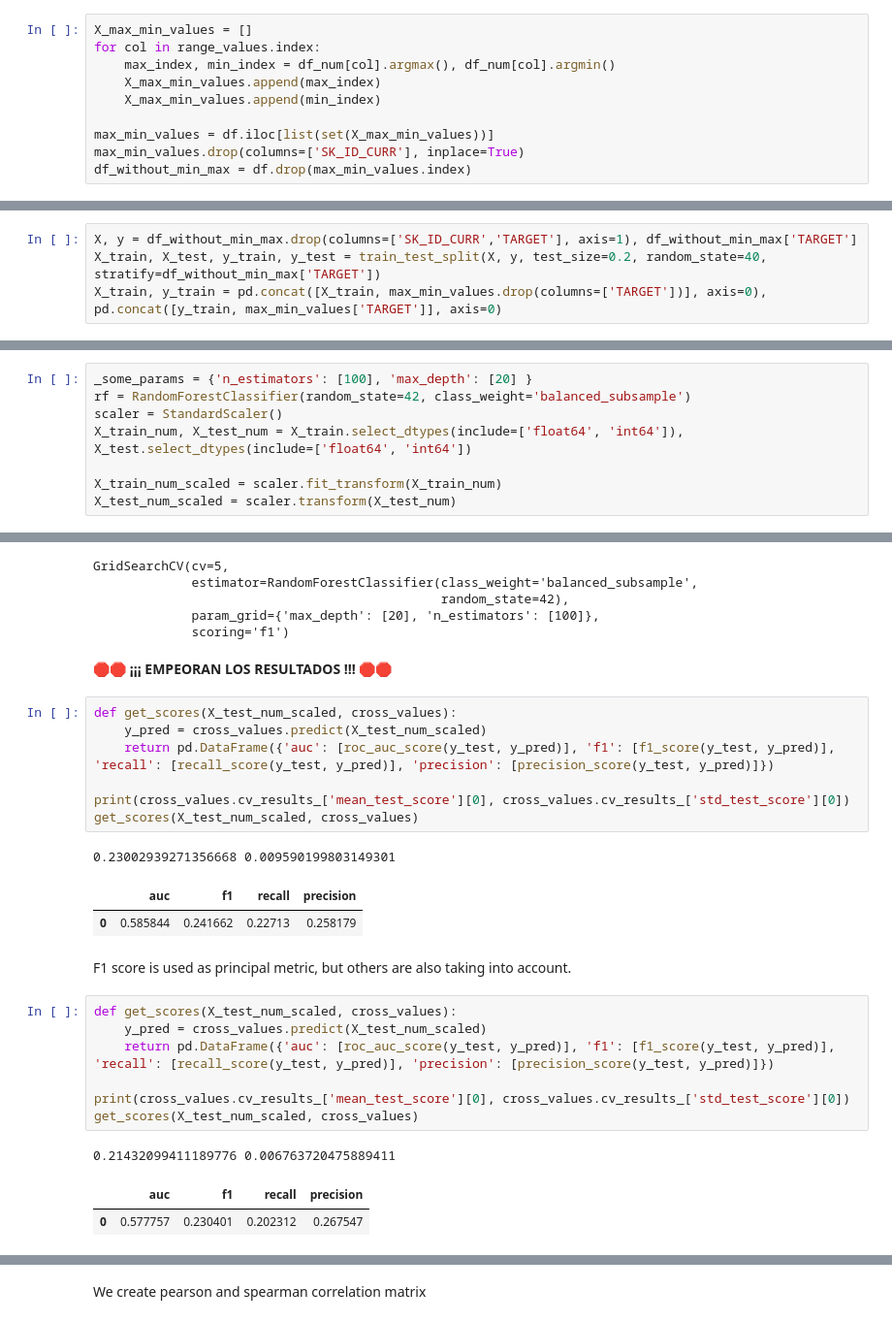
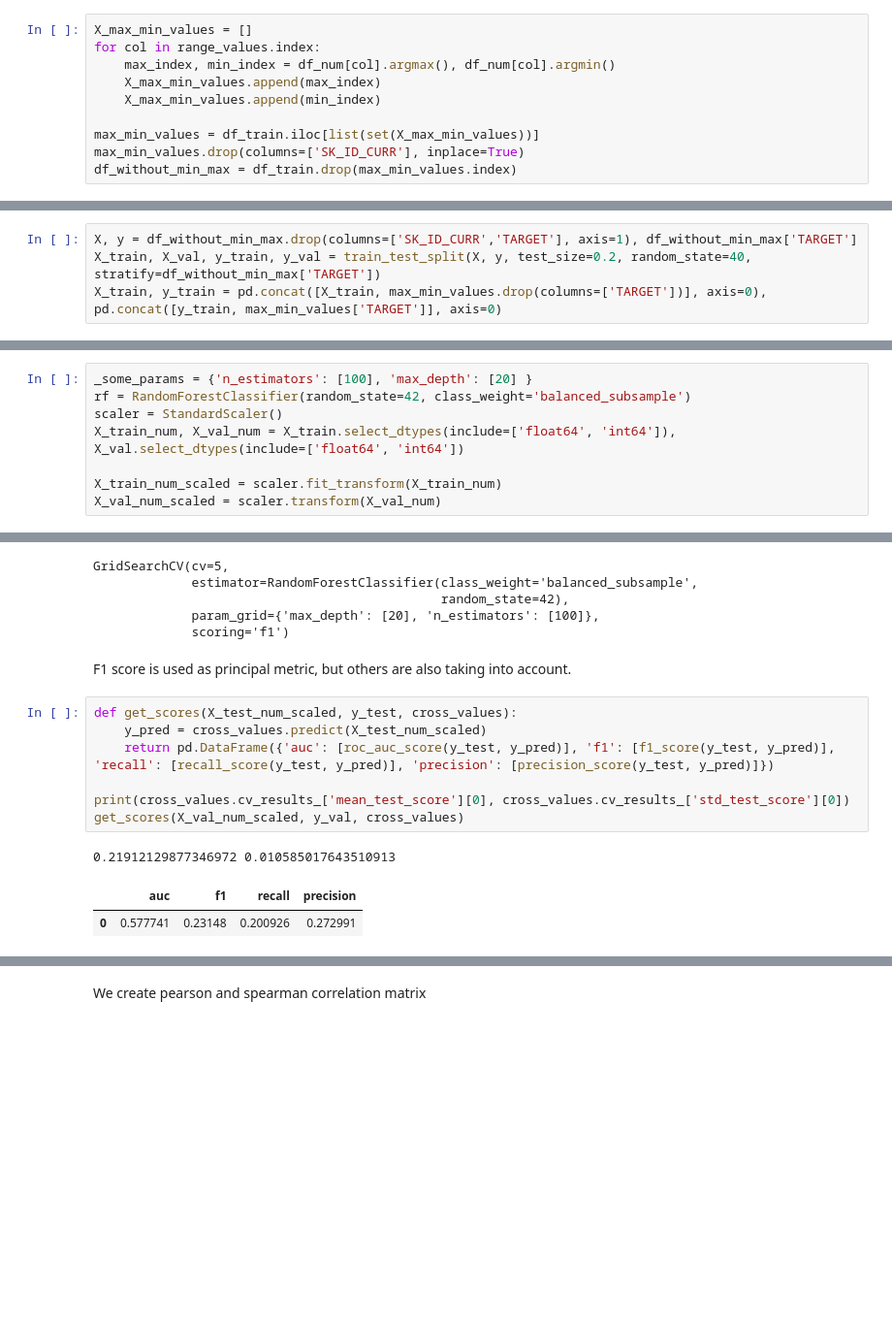
Before and after one commit to DanielPuentee/GNN_financial_fraud_detection, a Jupyter notebook: eda/02_eda.ipynb, the cells around one changed output, grey strips where cells are left out. Shown at 97% size. Cells and saved outputs as stored; diff of their text form; blank space fills up the shorter version.

```diff
--- a/eda/02_eda.ipynb
+++ b/eda/02_eda.ipynb
@@ -227,9 +245,9 @@ for col in range_values.index:
     X_max_min_values.append(max_index)
     X_max_min_values.append(min_index)
 
-max_min_values = df.iloc[list(set(X_max_min_values))]
+max_min_values = df_train.iloc[list(set(X_max_min_values))]
 max_min_values.drop(columns=['SK_ID_CURR'], inplace=True)
-df_without_min_max = df.drop(max_min_values.index)
+df_without_min_max = df_train.drop(max_min_values.index)
 # %% [markdown]
 We mix the dummified and categorical columns. The train set must have as unique values by column as the real dataset.
 # %%
@@ -241,7 +259,7 @@ stratify_columns.pop(stratify_columns.index('TARGET'))
 We split data stritifying by the TARGET
 # %%
 X, y = df_without_min_max.drop(columns=['SK_ID_CURR','TARGET'], axis=1), df_without_min_max['TARGET']
-X_train, X_test, y_train, y_test = train_test_split(X, y, test_size=0.2, random_state=40, stratify=df_without_min_max['TARGET'])
+X_train, X_val, y_train, y_val = train_test_split(X, y, test_size=0.2, random_state=40, stratify=df_without_min_max['TARGET'])
 X_train, y_train = pd.concat([X_train, max_min_values.drop(columns=['TARGET'])], axis=0), pd.concat([y_train, max_min_values['TARGET']], axis=0)
 # %% [markdown]
 A look is taken to see if the categorical and dummified variables are balanced in its set.
@@ -269,10 +286,10 @@ The main goal of this is to have a simple reference of what can be done with the
 _some_params = {'n_estimators': [100], 'max_depth': [20] }
 rf = RandomForestClassifier(random_state=42, class_weight='balanced_subsample')
 scaler = StandardScaler()
-X_train_num, X_test_num = X_train.select_dtypes(include=['float64', 'int64']), X_test.select_dtypes(include=['float64', 'int64'])
+X_train_num, X_val_num = X_train.select_dtypes(include=['float64', 'int64']), X_val.select_dtypes(include=['float64', 'int64'])
 
 X_train_num_scaled = scaler.fit_transform(X_train_num)
-X_test_num_scaled = scaler.transform(X_test_num)
+X_val_num_scaled = scaler.transform(X_val_num)
 # %%
 cross_values = GridSearchCV(rf, param_grid=_some_params, cv=5, scoring='f1')
 cross_values.fit(X_train_num_scaled, y_train)
@@ -282,29 +299,16 @@ GridSearchCV(cv=5,
                                               random_state=42),
              param_grid={'max_depth': [20], 'n_estimators': [100]},
              scoring='f1')
-# %% [markdown]
-🛑🛑   **¡¡¡ EMPEORAN LOS RESULTADOS !!!** 🛑🛑
-# %%
-def get_scores(X_test_num_scaled, cross_values):
-    y_pred = cross_values.predict(X_test_num_scaled)
-    return pd.DataFrame({'auc': [roc_auc_score(y_test, y_pred)], 'f1': [f1_score(y_test, y_pred)], 'recall': [recall_score(y_test, y_pred)], 'precision': [precision_score(y_test, y_pred)]})
-
-print(cross_values.cv_results_['mean_test_score'][0], cross_values.cv_results_['std_test_score'][0])
-get_scores(X_test_num_scaled, cross_values)
-# %% [output]
-0.23002939271356668 0.009590199803149301
-|  | auc | f1 | recall | precision |
-| 0 | 0.585844 | 0.241662 | 0.22713 | 0.258179 |
 # %% [markdown]
 F1 score is used as principal metric, but others are also taking into account.
 # %%
-def get_scores(X_test_num_scaled, cross_values):
+def get_scores(X_test_num_scaled, y_test, cross_values):
     y_pred = cross_values.predict(X_test_num_scaled)
     return pd.DataFrame({'auc': [roc_auc_score(y_test, y_pred)], 'f1': [f1_score(y_test, y_pred)], 'recall': [recall_score(y_test, y_pred)], 'precision': [precision_score(y_test, y_pred)]})
 
 print(cross_values.cv_results_['mean_test_score'][0], cross_values.cv_results_['std_test_score'][0])
-get_scores(X_test_num_scaled, cross_values)
+get_scores(X_val_num_scaled, y_val, cross_values)
 # %% [output]
-0.21432099411189776 0.006763720475889411
+0.21912129877346972 0.010585017643510913
 |  | auc | f1 | recall | precision |
-| 0 | 0.577757 | 0.230401 | 0.202312 | 0.267547 |
+| 0 | 0.577741 | 0.23148 | 0.200926 | 0.272991 |
```
Also changed, not shown: parts of 50 cells of this notebook, 7 other files.
